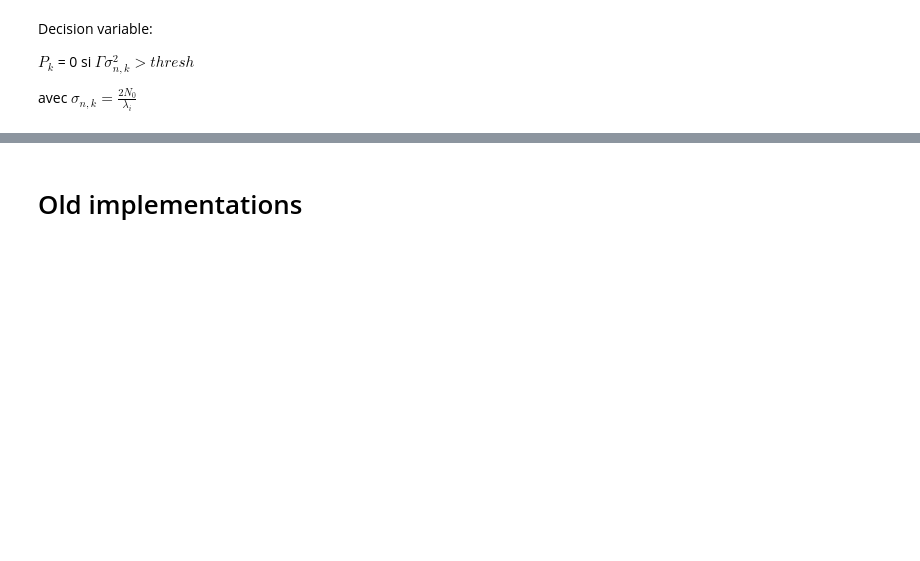
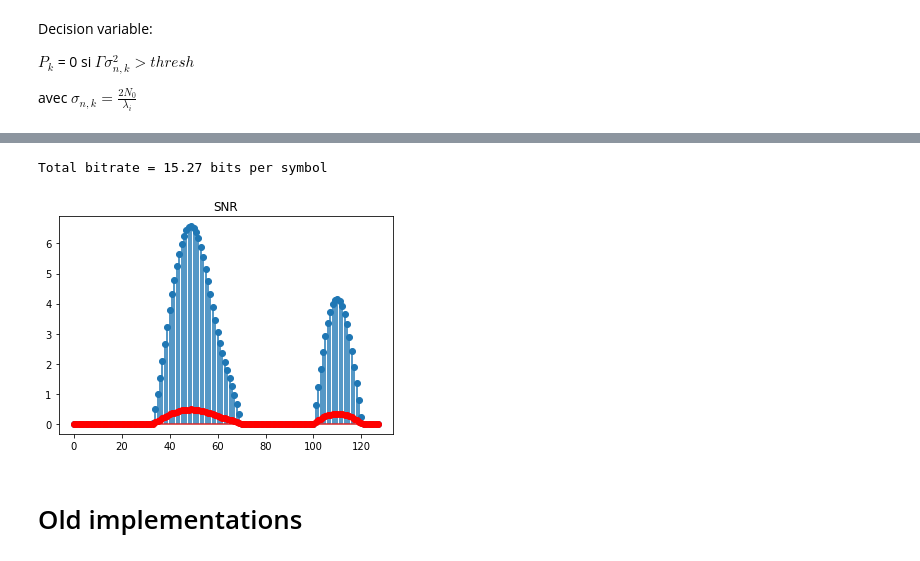
Before and after one commit to delaitl/OFDM, a Jupyter notebook: BEN_step2.ipynb, the cells around one changed output, grey strips where cells are left out. Cells and saved outputs as stored; diff of their text form; code cells hidden in the pictures; blank space fills up the shorter version.

```diff
--- a/BEN_step2.ipynb
+++ b/BEN_step2.ipynb
@@ -125,3 +123,22 @@ Pmax = 256.00, N0 = 1.12, Level = 2.53, channels used = 128
+# %%
+pk = Pi
+#Pk is the power on each subcarrier
+
+SNR = pk*lambdai/(2*N0)
+
+Bk = (1/2)*np.log2(1+SNR/SNRGap)
+
+
+
+plt.stem(SNR)
+plt.title("SNR")
+
+plt.plot(Bk , '-ro')
+
+print("Total bitrate = {:.2f} bits per symbol".format(np.sum(Bk)))
+# %% [output]
+Total bitrate = 15.27 bits per symbol
+[figure, added]
 # %% [markdown]
 # Old implementations
 # %%
```
Also changed, not shown: parts of 2 cells of this notebook, 1 other file.
